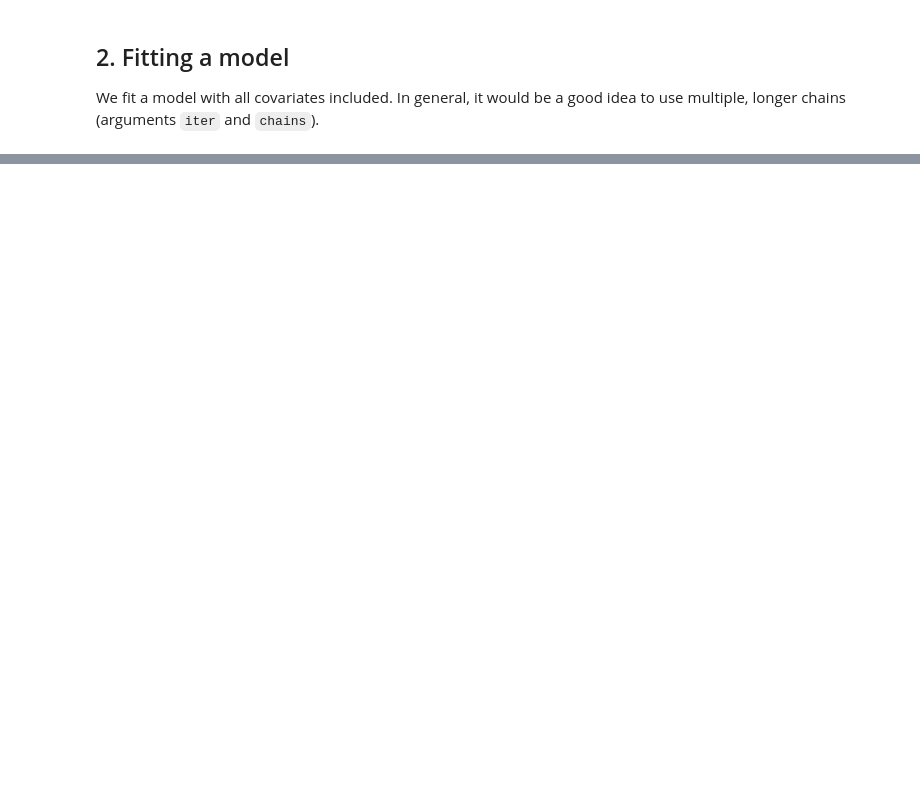
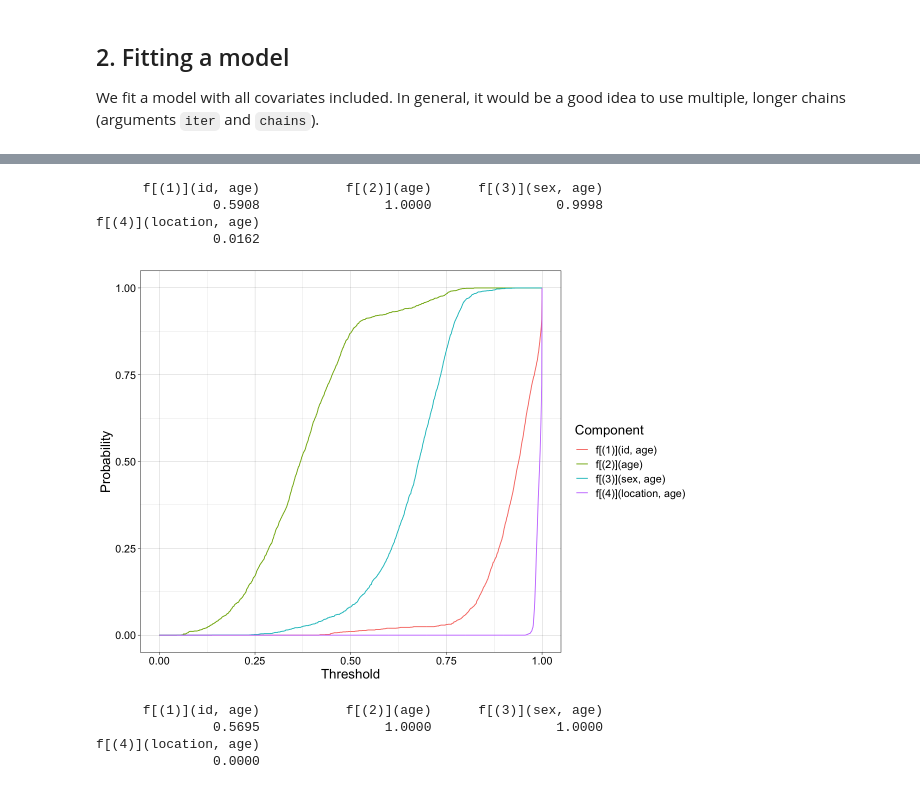
Before and after one commit to jtimonen/lgpr-usage, a Jupyter notebook: notebooks/basic.ipynb, the cells around one changed output, grey strips where cells are left out. Drawn from its saved outputs; the diff is of its cells as text; code cells hidden in the pictures; blank space fills up the shorter version.

```diff
--- a/notebooks/basic.ipynb
+++ b/notebooks/basic.ipynb
@@ -84,0 +113,18 @@ plot_posterior_y(fit, PRED) + theme(text=element_text(size=FONT_SIZE))
+# %%
+sel <- selection_prob(fit, h = 0.001)
+print(round(sel$prob, 4)) # print selection probabilities
+plt <- sel$plot + theme(text=element_text(size=FONT_SIZE))
+plt
+# %% [output]
+      f[(1)](id, age)           f[(2)](age)      f[(3)](sex, age)
+               0.5908                1.0000                0.9998
+f[(4)](location, age)
+               0.0162
+[figure, added]
+# %%
+lgpr:::selection_prob_fixed_threshold(fit, threshold = 0.95)
+# %% [output]
+      f[(1)](id, age)           f[(2)](age)      f[(3)](sex, age)
+               0.5695                1.0000                1.0000
+f[(4)](location, age)
+               0.0000
```
Also changed, not shown: parts of 15 cells of this notebook, 6 other files.
